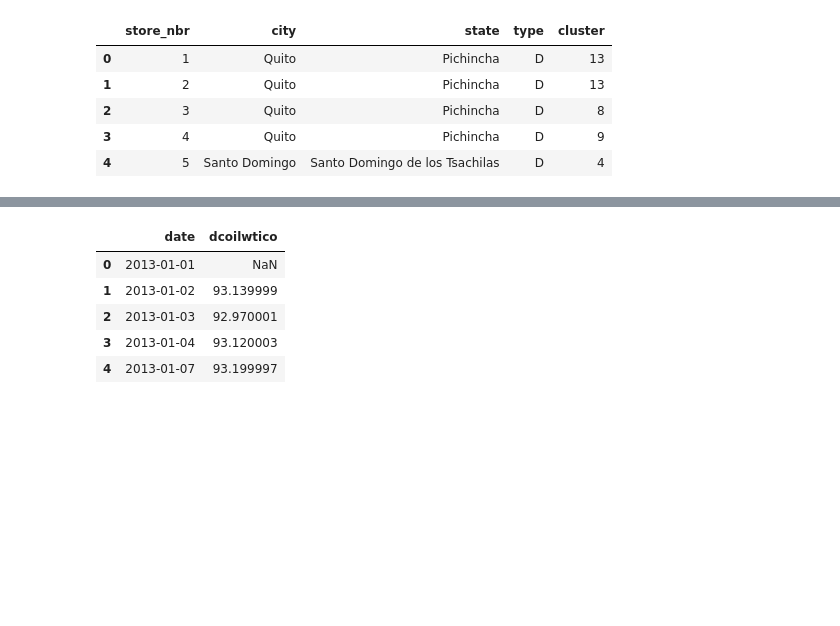
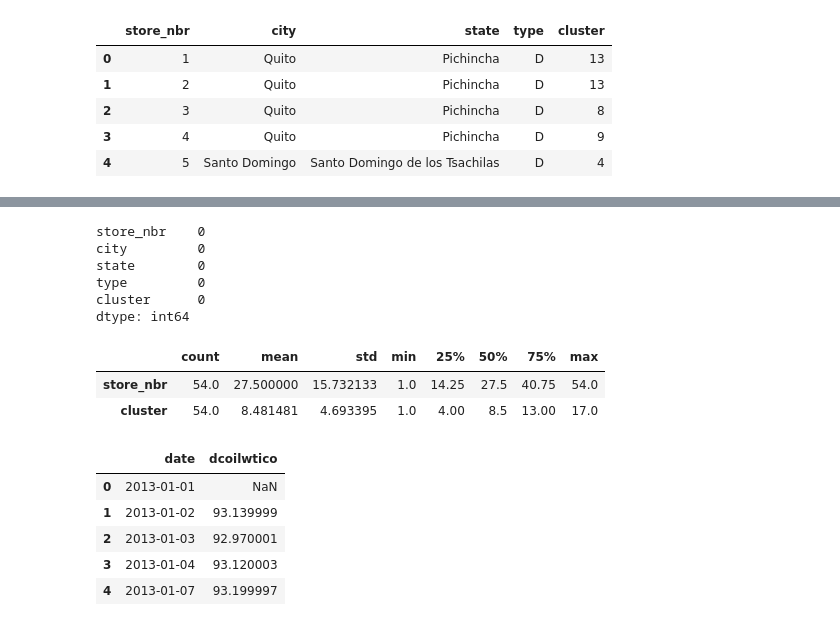
Before and after one commit to EfyaDufie2020/Time-Series-Regression-Analysis, a Jupyter notebook: Notebooks/Time Series Analysis.ipynb, the cells around one changed output, grey strips where cells are left out. Saved outputs shown, nothing was run; the diff lists cells and outputs as text; code cells hidden in the pictures; blank space fills up the shorter version.

```diff
--- a/Notebooks/Time Series Analysis.ipynb
+++ b/Notebooks/Time Series Analysis.ipynb
@@ -150,3 +332,18 @@ df_stores.head()
+# %%
+df_stores.isnull().sum()
+# %% [output]
+store_nbr    0
+city         0
+state        0
+type         0
+cluster      0
+dtype: int64
+# %%
+df_stores.describe().T
+# %% [output]
+|  | count | mean | std | min | 25% | 50% | 75% | max |
+| store_nbr | 54.0 | 27.500000 | 15.732133 | 1.0 | 14.25 | 27.5 | 40.75 | 54.0 |
+| cluster | 54.0 | 8.481481 | 4.693395 | 1.0 | 4.00 | 8.5 | 13.00 | 17.0 |
 # %%
 # Define the SQL query to show specific tables in the database
 db_query = """
```
Also changed, not shown: parts of 45 cells of this notebook.
